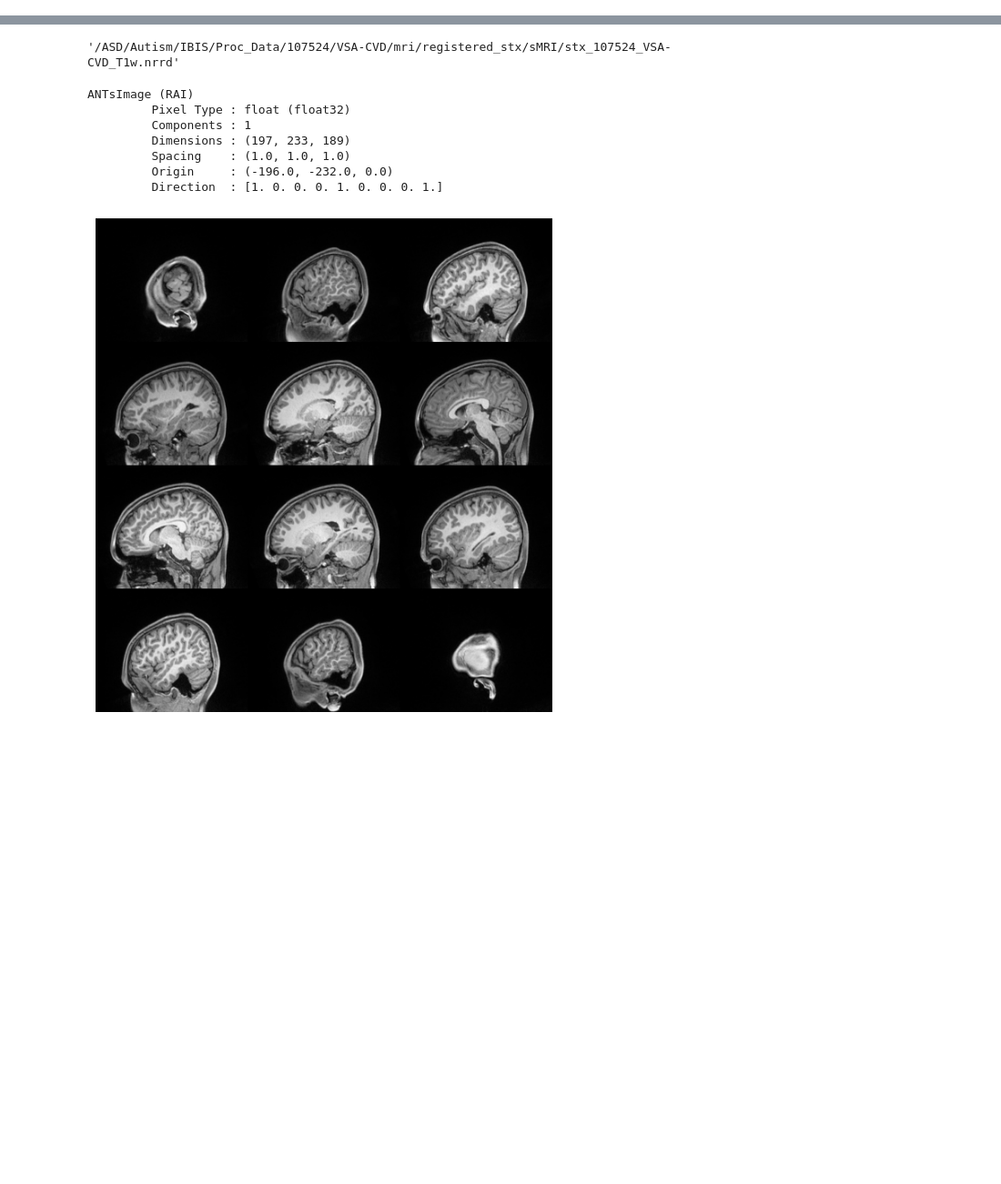
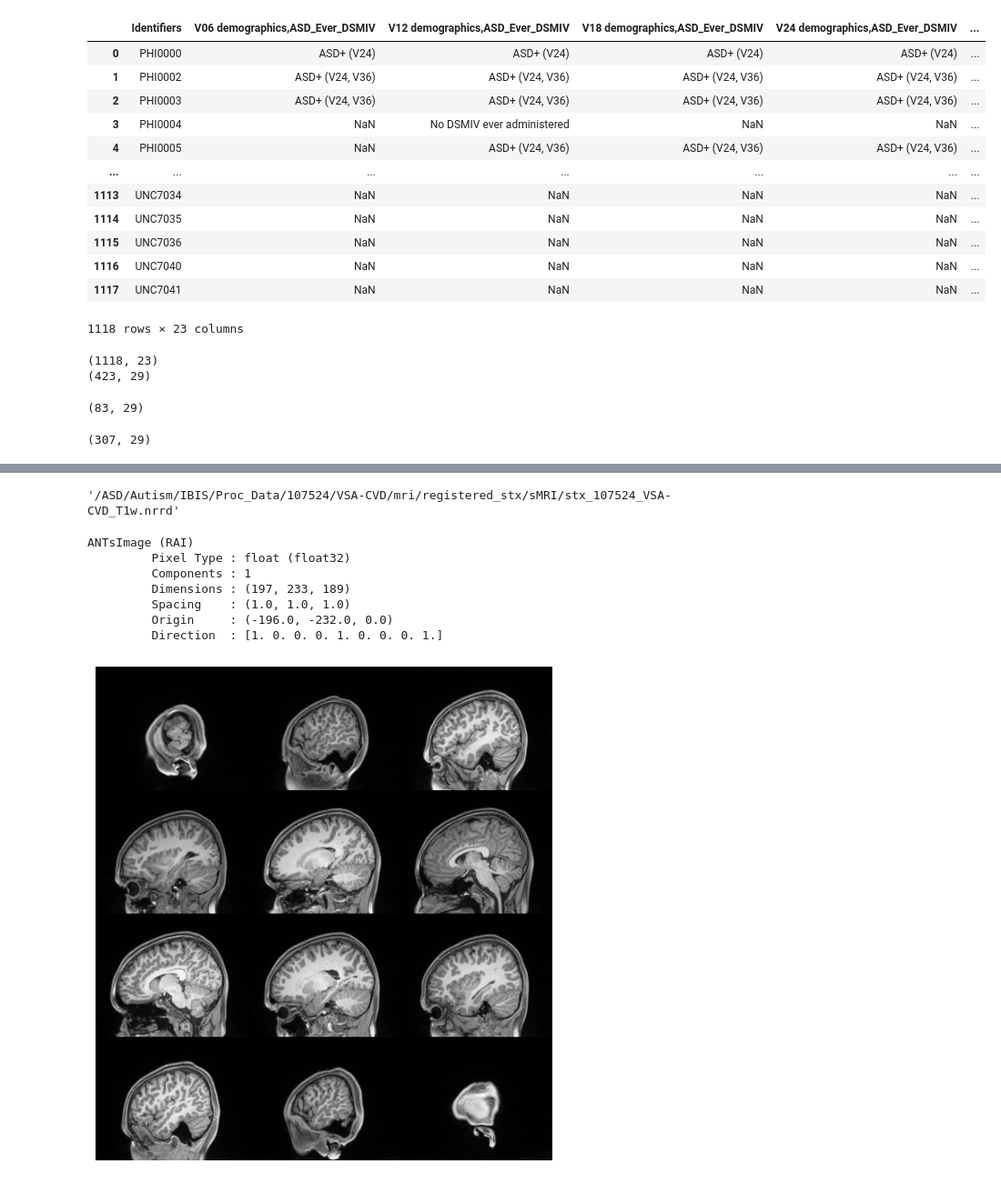
Before and after one commit to eonemli/sade, a Jupyter notebook: sade/datasets/brains/IBIS.ipynb, the cells around one changed output, grey strips where cells are left out. Shown at 91% size. Drawn from its saved outputs; the diff is of its cells as text; code cells hidden in the pictures; blank space fills up the shorter version.

```diff
--- a/sade/datasets/brains/IBIS.ipynb
+++ b/sade/datasets/brains/IBIS.ipynb
@@ -8,0 +27,43 @@ np.random.seed(seed=42)
+# %%
+asd_dx = pd.read_csv("/ASD/ahsan_projects/braintypicality/dataset/DX_IBIS_Sept22.csv",
+                    usecols=lambda c: re.match( r"(.*ASD_Ever_DSMIV)|(Identifiers)|(CandID)", c))
+asd_dx = asd_dx.replace(".", np.nan)
+asd_dx
+# %% [output]
+|  | Identifiers | V06 demographics,ASD_Ever_DSMIV | V12 demographics,ASD_Ever_DSMIV | V18 demographics,ASD_Ever_DSMIV | V24 demographics,ASD_Ever_DSMIV | ... |
+| 0 | PHI0000 | ASD+ (V24) | ASD+ (V24) | ASD+ (V24) | ASD+ (V24) | ... |
+| 1 | PHI0002 | ASD+ (V24, V36) | ASD+ (V24, V36) | ASD+ (V24, V36) | ASD+ (V24, V36) | ... |
+| 2 | PHI0003 | ASD+ (V24, V36) | ASD+ (V24, V36) | ASD+ (V24, V36) | ASD+ (V24, V36) | ... |
+| 3 | PHI0004 | NaN | No DSMIV ever administered | NaN | NaN | ... |
+| 4 | PHI0005 | NaN | ASD+ (V24, V36) | ASD+ (V24, V36) | ASD+ (V24, V36) | ... |
+| ... | ... | ... | ... | ... | ... | ... |
+| 1113 | UNC7034 | NaN | NaN | NaN | NaN | ... |
+| 1114 | UNC7035 | NaN | NaN | NaN | NaN | ... |
+| 1115 | UNC7036 | NaN | NaN | NaN | NaN | ... |
+| 1116 | UNC7040 | NaN | NaN | NaN | NaN | ... |
+| 1117 | UNC7041 | NaN | NaN | NaN | NaN | ... |
+1118 rows × 23 columns
+# %%
+prediction_columns = asd_dx.columns.difference(["CandID", "Identifiers"])
+asd_dx[prediction_columns] = asd_dx[prediction_columns].fillna(axis=1, method="ffill").fillna(axis=1, method="bfill")
+print(asd_dx.shape)
+merge_columns = ["Identifiers",] + vsa_info.columns.difference(asd_dx.columns).tolist()
+asd_dx = pd.merge(asd_dx, vsa_info[merge_columns], on="Identifiers")
+print(asd_dx.shape)
+# %% [output]
+(1118, 23)
+(423, 29)
+# %%
+asd_positive_mask = asd_dx.drop(columns=merge_columns).apply(
+    lambda col: col.str.contains('ASD+', regex=False
+), axis=1).all(axis=1)
+asd_positives = asd_dx[asd_positive_mask]
+asd_positives.shape
+# %% [output]
+(83, 29)
+# %%
+asd_negative_mask = (asd_dx.drop(columns=merge_columns) == "ASD-").all(1)
+asd_negatives = asd_dx[asd_negative_mask]
+asd_negatives.shape
+# %% [output]
+(307, 29)
```
Also changed, not shown: parts of 36 cells of this notebook.
